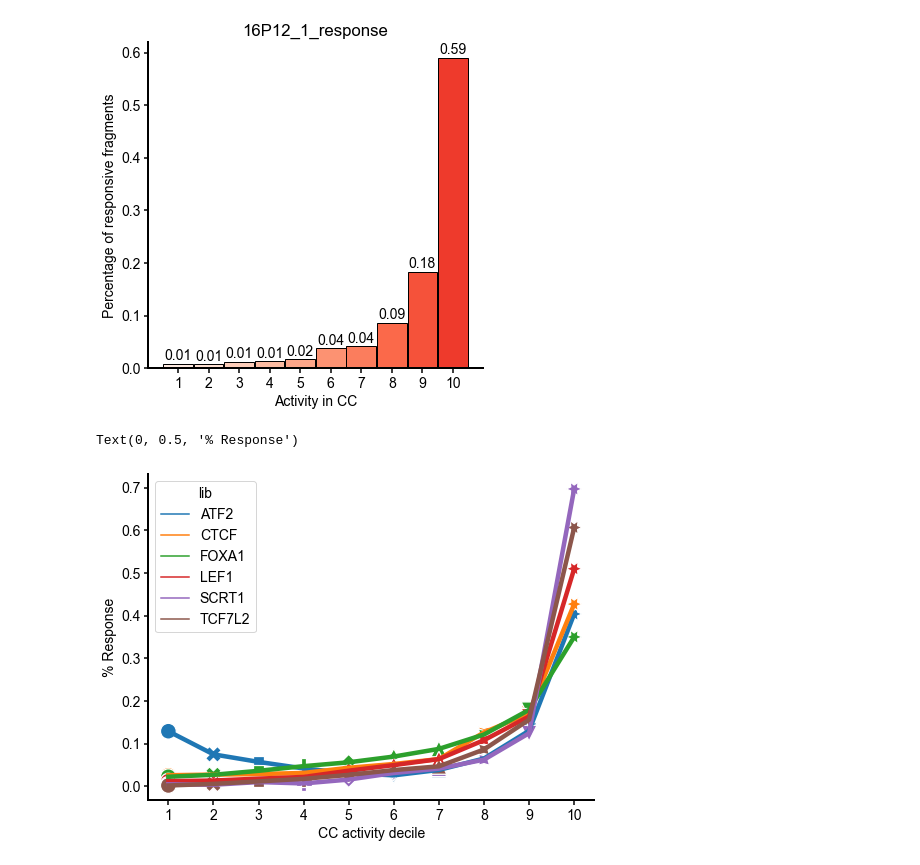
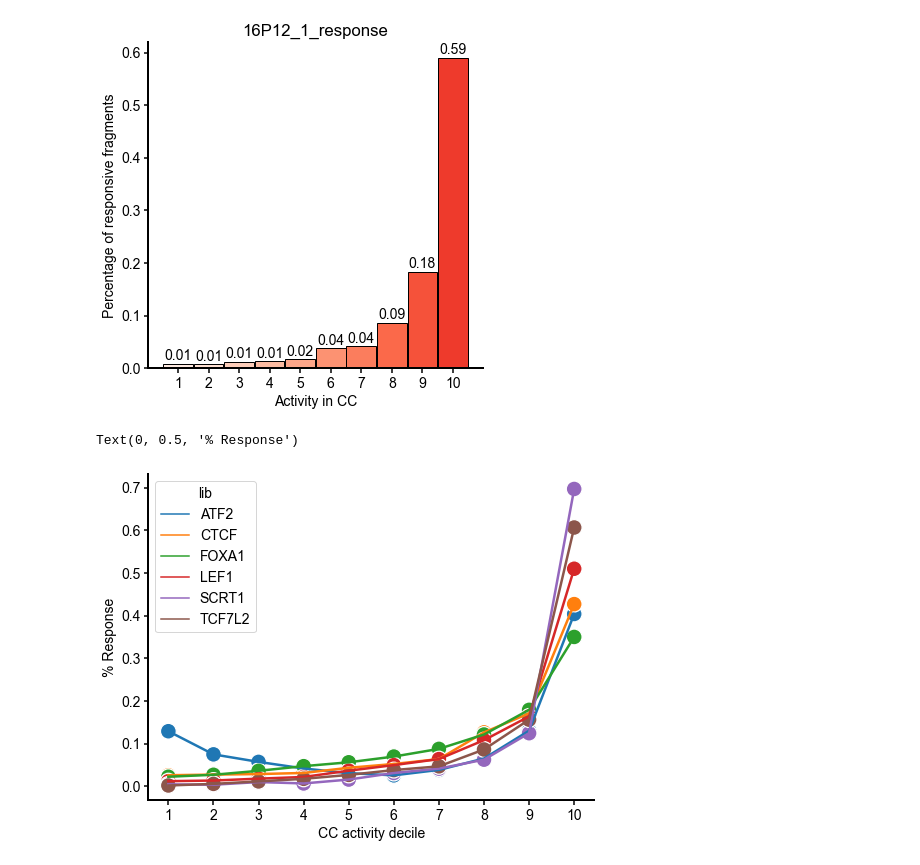
Before and after one commit to deeprob/starrseq_results, a Jupyter notebook: 2_categorize_fragments_on_activity/notebooks/2_strength_vs_response.ipynb, the cells around one changed output. Saved outputs shown, nothing was run; the diff lists cells and outputs as text; code cells hidden in the pictures.

```diff
--- a/2_categorize_fragments_on_activity/notebooks/2_strength_vs_response.ipynb
+++ b/2_categorize_fragments_on_activity/notebooks/2_strength_vs_response.ipynb
@@ -80,33 +80,33 @@ str_response_df = pd.concat(str_response_dfs, axis=0)
 # %%
 fig, ax = plt.subplots(1,1, figsize=(8,6))
 
 sns.lineplot(
     data=str_response_df,
     x="decile",
     y="response",
     hue="lib",
-    linewidth=4.5,
+    linewidth=2.5,
     ax=ax
 )
 
 sns.scatterplot(
     data=str_response_df,
     x="decile",
     y="response",
     hue="lib",
-    style="decile",
+    # style="decile",
     ax=ax,
     s=250,
     legend=False
 )
 
 ax.spines[['right', 'top']].set_visible(False)
 ax.set_xticks(range(0, 10), range(1, 11))
 ax.set_xlabel(f"CC activity decile")
 ax.set_ylabel(f"% Response")
 # %% [output]
 Text(0, 0.5, '% Response')
-[figure, old version]
+[figure, new version]
 # %%
 save_file = "../data/figures/cc_activity_vs_response.pdf"
 save_pdf(save_file, fig)
```
Also changed, not shown: 1 other file.
